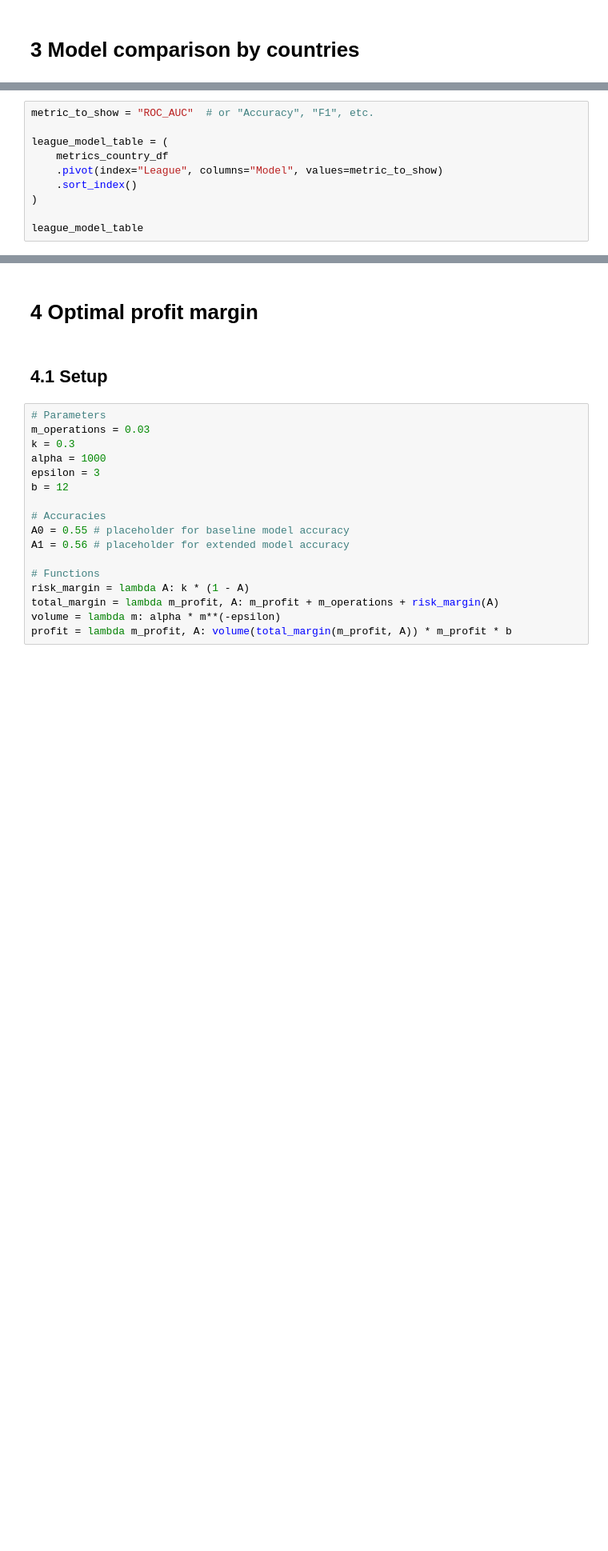
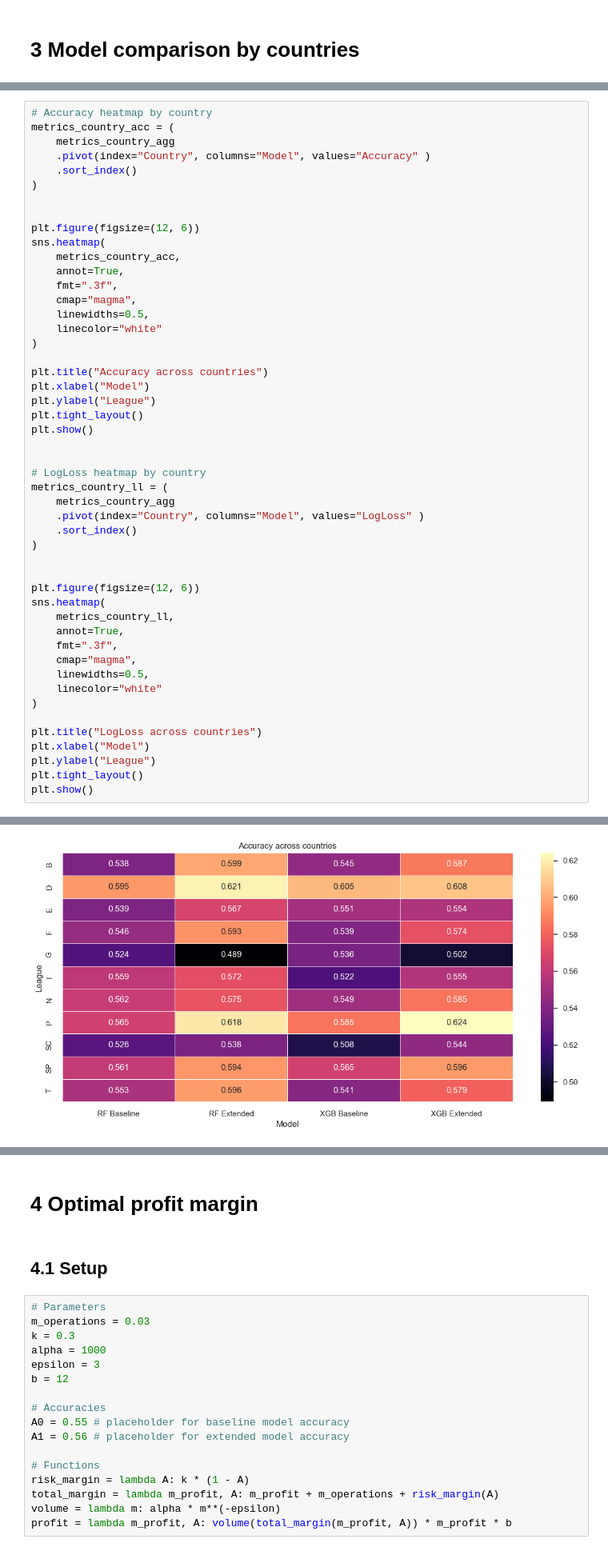
Before and after one commit to OndrejZ24/soccer-leagues-predictions, a Jupyter notebook: model_comparison.ipynb, the cells around one changed output, grey strips where cells are left out. Shown at 80% size. Saved outputs shown, nothing was run; the diff lists cells and outputs as text; blank space fills up the shorter version.

```diff
--- a/model_comparison.ipynb
+++ b/model_comparison.ipynb
@@ -327,11 +309,50 @@ metrics_country_df.sort_values(by = "Accuracy", ascending=False)
 # %%
-metric_to_show = "ROC_AUC"  # or "Accuracy", "F1", etc.
-
-league_model_table = (
-    metrics_country_df
-    .pivot(index="League", columns="Model", values=metric_to_show)
+# Accuracy heatmap by country
+metrics_country_acc = (
+    metrics_country_agg
+    .pivot(index="Country", columns="Model", values="Accuracy" )
     .sort_index()
 )
 
-league_model_table
+
+plt.figure(figsize=(12, 6))
+sns.heatmap(
+    metrics_country_acc,
+    annot=True,
+    fmt=".3f",
+    cmap="magma",
+    linewidths=0.5,
+    linecolor="white"
+)
+
+plt.title("Accuracy across countries")
+plt.xlabel("Model")
+plt.ylabel("League")
+plt.tight_layout()
+plt.show()
+
+
+# LogLoss heatmap by country
+metrics_country_ll = (
+    metrics_country_agg
+    .pivot(index="Country", columns="Model", values="LogLoss" )
+    .sort_index()
+)
+
+
+plt.figure(figsize=(12, 6))
+sns.heatmap(
+    metrics_country_ll,
+    annot=True,
+    fmt=".3f",
+    cmap="magma",
+    linewidths=0.5,
+    linecolor="white"
+)
+
+plt.title("LogLoss across countries")
+plt.xlabel("Model")
+plt.ylabel("League")
+plt.tight_layout()
+plt.show()
 # %% [output]
@@ -355,0 +359 @@ league_model_table
+[figure, added]
```
Also changed, not shown: parts of 8 cells of this notebook.
